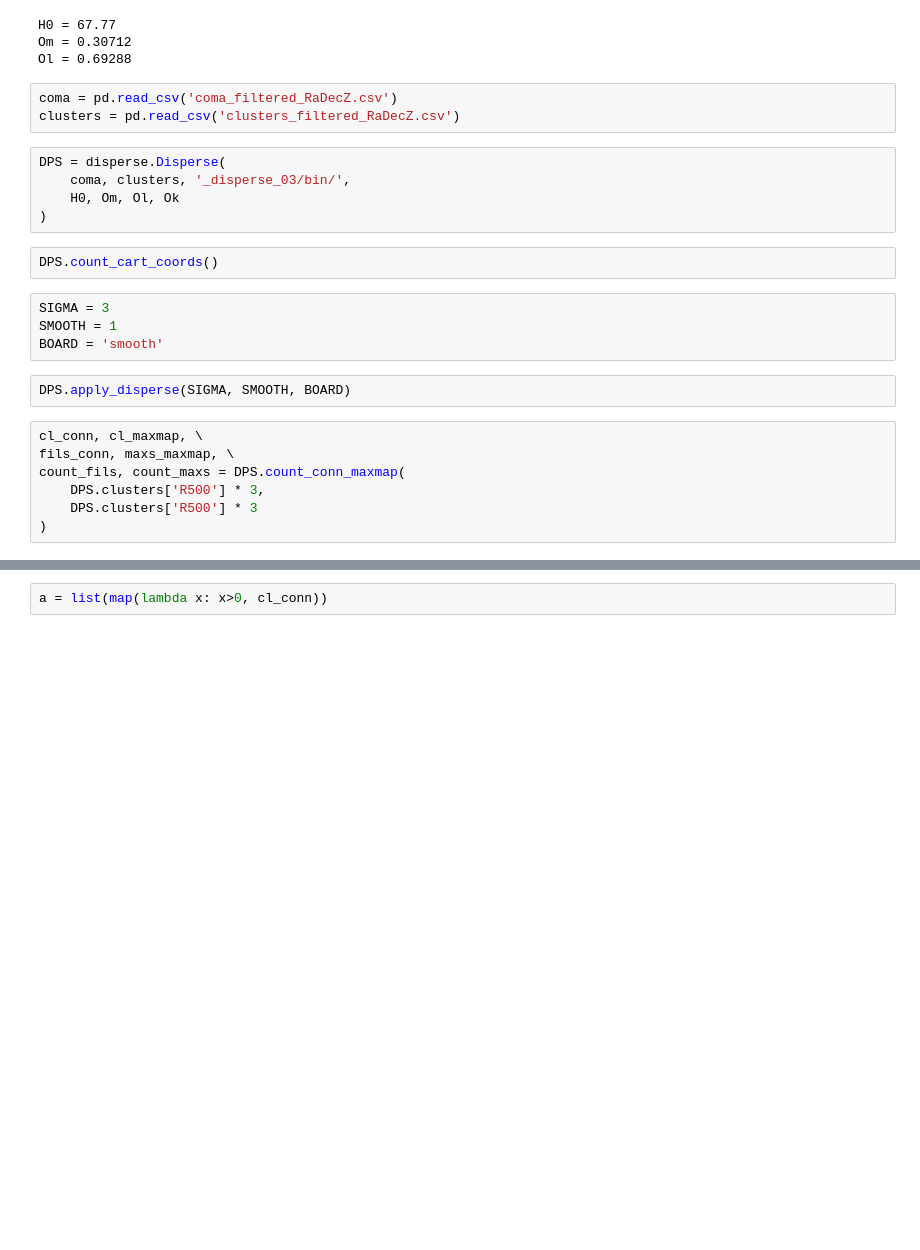
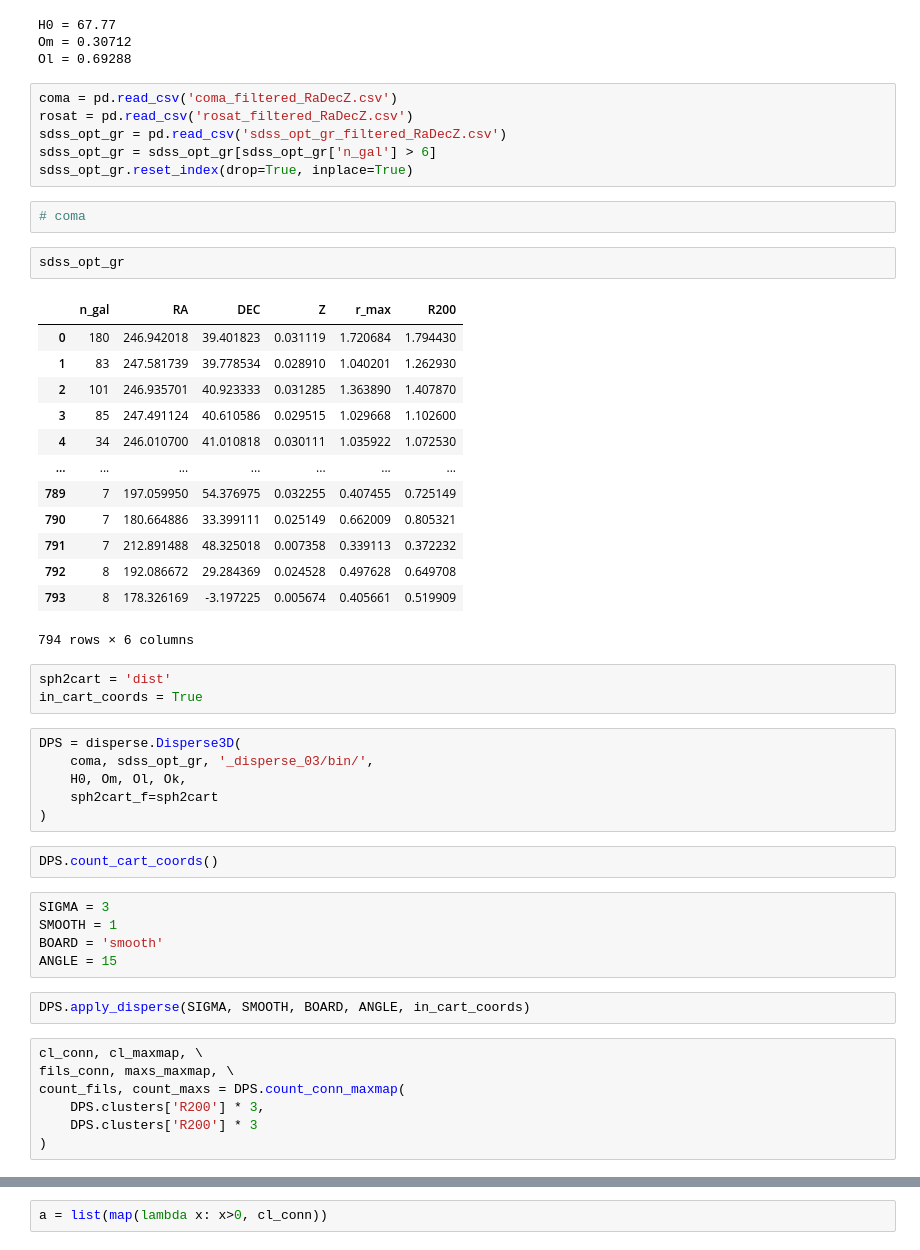
Before and after one commit to SVasi1yev/MSU_filaments_seg, a Jupyter notebook: main.ipynb, the cells around one changed output, grey strips where cells are left out. Saved outputs shown, nothing was run; the diff lists cells and outputs as text; blank space fills up the shorter version.

```diff
--- a/main.ipynb
+++ b/main.ipynb
@@ -31,11 +27,36 @@ Om = 0.30712
 Ol = 0.69288
 # %%
 coma = pd.read_csv('coma_filtered_RaDecZ.csv')
-clusters = pd.read_csv('clusters_filtered_RaDecZ.csv')
+rosat = pd.read_csv('rosat_filtered_RaDecZ.csv')
+sdss_opt_gr = pd.read_csv('sdss_opt_gr_filtered_RaDecZ.csv')
+sdss_opt_gr = sdss_opt_gr[sdss_opt_gr['n_gal'] > 6]
+sdss_opt_gr.reset_index(drop=True, inplace=True)
+# %%
+# coma
+# %%
+sdss_opt_gr
+# %% [output]
+|  | n_gal | RA | DEC | Z | r_max | R200 |
+| 0 | 180 | 246.942018 | 39.401823 | 0.031119 | 1.720684 | 1.794430 |
+| 1 | 83 | 247.581739 | 39.778534 | 0.028910 | 1.040201 | 1.262930 |
+| 2 | 101 | 246.935701 | 40.923333 | 0.031285 | 1.363890 | 1.407870 |
+| 3 | 85 | 247.491124 | 40.610586 | 0.029515 | 1.029668 | 1.102600 |
+| 4 | 34 | 246.010700 | 41.010818 | 0.030111 | 1.035922 | 1.072530 |
+| ... | ... | ... | ... | ... | ... | ... |
+| 789 | 7 | 197.059950 | 54.376975 | 0.032255 | 0.407455 | 0.725149 |
+| 790 | 7 | 180.664886 | 33.399111 | 0.025149 | 0.662009 | 0.805321 |
+| 791 | 7 | 212.891488 | 48.325018 | 0.007358 | 0.339113 | 0.372232 |
+| 792 | 8 | 192.086672 | 29.284369 | 0.024528 | 0.497628 | 0.649708 |
+| 793 | 8 | 178.326169 | -3.197225 | 0.005674 | 0.405661 | 0.519909 |
+794 rows × 6 columns
+# %%
+sph2cart = 'dist'
+in_cart_coords = True
 # %%
-DPS = disperse.Disperse(
-    coma, clusters, '_disperse_03/bin/',
-    H0, Om, Ol, Ok
+DPS = disperse.Disperse3D(
+    coma, sdss_opt_gr, '_disperse_03/bin/',
+    H0, Om, Ol, Ok,
+    sph2cart_f=sph2cart
 )
 # %%
 DPS.count_cart_coords()
@@ -43,14 +64,15 @@ DPS.count_cart_coords()
 SIGMA = 3
 SMOOTH = 1
 BOARD = 'smooth'
+ANGLE = 15
 # %%
-DPS.apply_disperse(SIGMA, SMOOTH, BOARD)
+DPS.apply_disperse(SIGMA, SMOOTH, BOARD, ANGLE, in_cart_coords)
 # %%
 cl_conn, cl_maxmap, \
 fils_conn, maxs_maxmap, \
 count_fils, count_maxs = DPS.count_conn_maxmap(
-    DPS.clusters['R500'] * 3,
-    DPS.clusters['R500'] * 3
+    DPS.clusters['R200'] * 3,
+    DPS.clusters['R200'] * 3
 )
 # %%
 sum(list(map(lambda x: int(x>0), cl_conn)))
```
Also changed, not shown: parts of 8 cells of this notebook, 2 other files.
